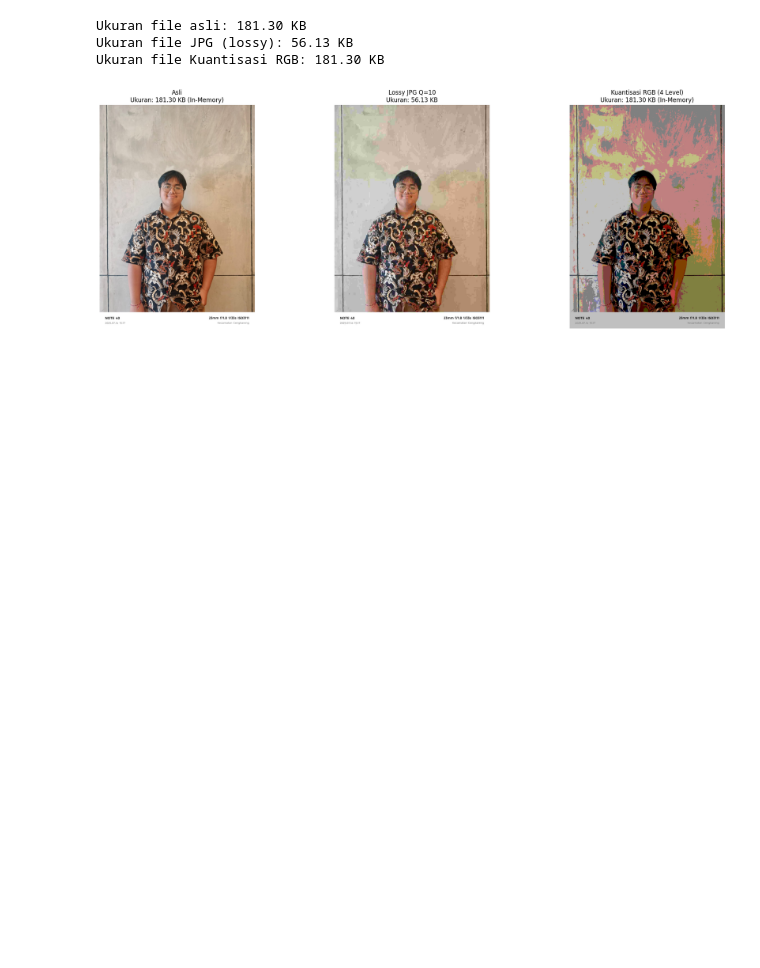
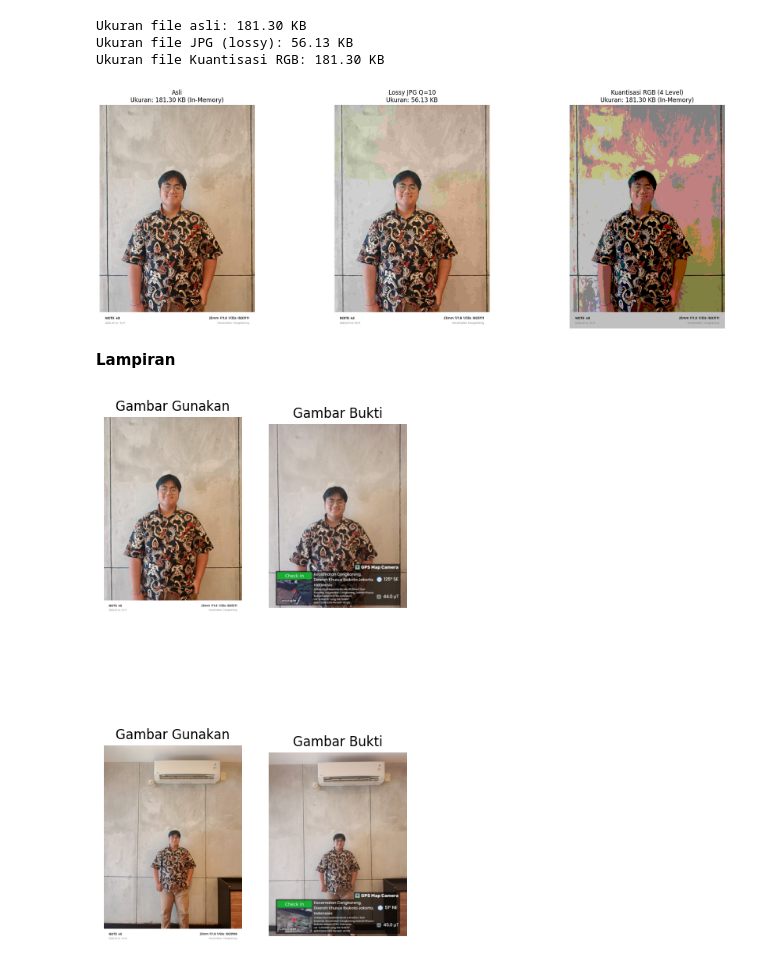
Before and after one commit to MichaelCP011/UAS_PCD_A_202331203_Michael-Christia-Putra, a Jupyter notebook: UAS_PCD_A_202331203_Michael_Christia_Putra.ipynb, the cells around one changed output. Drawn from its saved outputs; the diff is of its cells as text; code cells hidden in the pictures; blank space fills up the shorter version.

```diff
--- a/UAS_PCD_A_202331203_Michael_Christia_Putra.ipynb
+++ b/UAS_PCD_A_202331203_Michael_Christia_Putra.ipynb
@@ -197,3 +197,32 @@ plt.tight_layout()
 plt.show()
 # %% [output]
 [figure]
+# %% [markdown]
+**Lampiran**
+# %%
+gambar1=cv2.imread('FotoDiri1M.jpg')
+gambar2=cv2.imread('FotoDiri2M.jpg')
+gambar1_1=cv2.imread('FotoBukti1M.jpg')
+gambar2_2=cv2.imread('FotoBukti2M.jpg')
+# %%
+fig, axs = plt.subplots(2, 2, figsize=(5, 10))
+
+axs[0][0].imshow(cv2.cvtColor(gambar1, cv2.COLOR_BGR2RGB))
+axs[0][0].set_title('Gambar Gunakan')
+axs[0][0].axis('off')
+
+axs[0][1].imshow(cv2.cvtColor(gambar1_1, cv2.COLOR_BGR2RGB))
+axs[0][1].set_title('Gambar Bukti')
+axs[0][1].axis('off')
+
+axs[1][0].imshow(cv2.cvtColor(gambar2, cv2.COLOR_BGR2RGB))
+axs[1][0].set_title('Gambar Gunakan')
+axs[1][0].axis('off')
+
+axs[1][1].imshow(cv2.cvtColor(gambar2_2, cv2.COLOR_BGR2RGB))
+axs[1][1].set_title('Gambar Bukti')
+axs[1][1].axis('off')
+
+plt.show()
+# %% [output]
+[figure, added]
```
Also changed, not shown: 2 other files.
